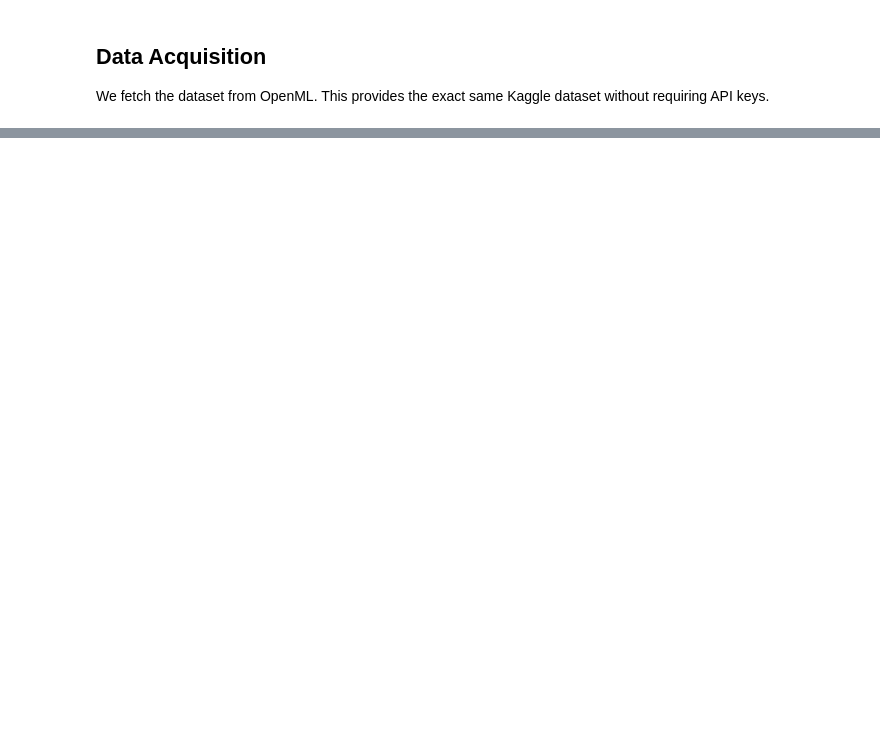
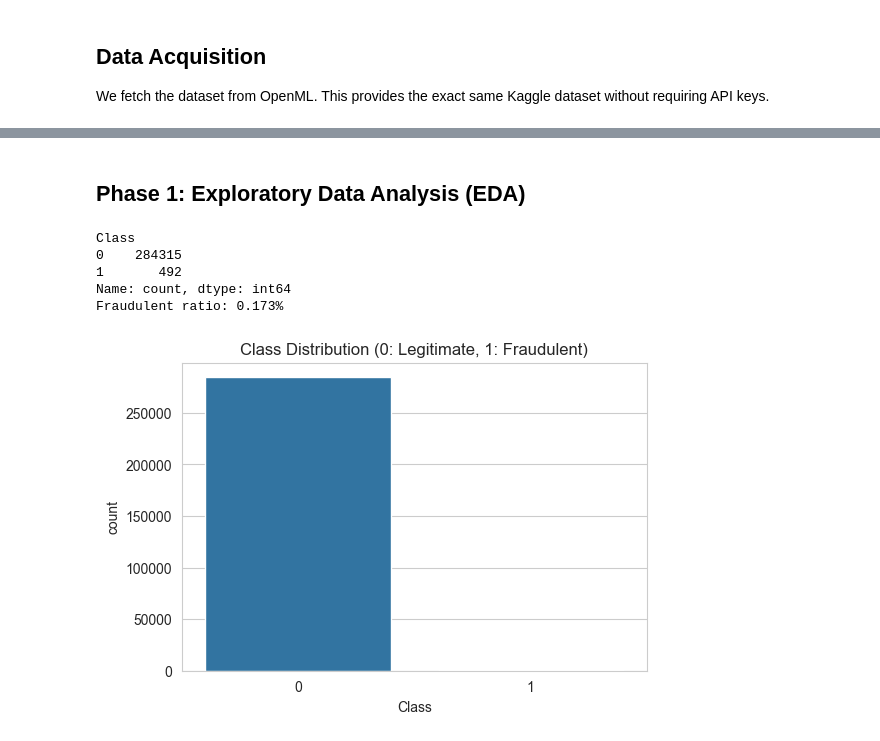
Before and after one commit to ifta-faisal/Credit_Card_Fraud_Detection, a Jupyter notebook: credit_card_fraud_detection.ipynb, the cells around one changed output, grey strips where cells are left out. Saved outputs shown, nothing was run; the diff lists cells and outputs as text; code cells hidden in the pictures; blank space fills up the shorter version.

Commit message:
Add missing phase 1 code including class distribution

```diff
--- a/credit_card_fraud_detection.ipynb
+++ b/credit_card_fraud_detection.ipynb
@@ -60,3 +60,22 @@ Dataset shape: (284807, 30)
 # Ensure Class column is integer type
 if df['Class'].dtype != 'int64' and df['Class'].dtype != 'int32':
     df['Class'] = df['Class'].astype(int)
+# %% [markdown]
+## Phase 1: Exploratory Data Analysis (EDA)
+# %%
+# Class distribution
+class_counts = df['Class'].value_counts()
+print(class_counts)
+print(f"Fraudulent ratio: {class_counts[1] / len(df) * 100:.3f}%")
+
+plt.figure(figsize=(6,4))
+sns.countplot(x='Class', data=df)
+plt.title("Class Distribution (0: Legitimate, 1: Fraudulent)")
+plt.show()
+# %% [output]
+Class
+0    284315
+1       492
+Name: count, dtype: int64
+Fraudulent ratio: 0.173%
+[figure, added]
```
Also changed, not shown: parts of 9 cells of this notebook.
